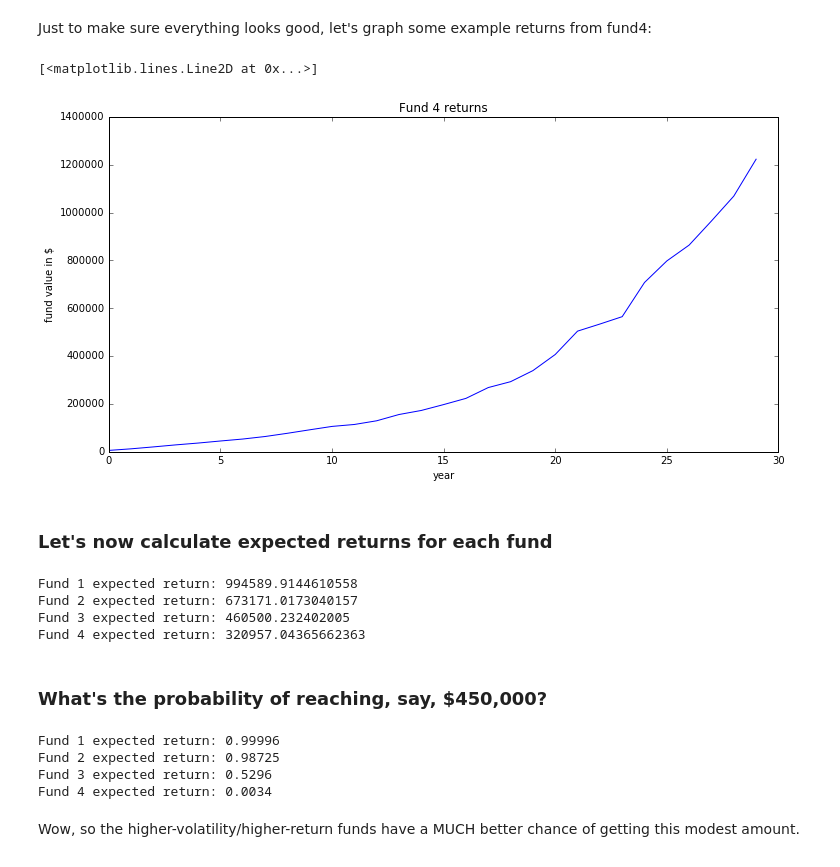
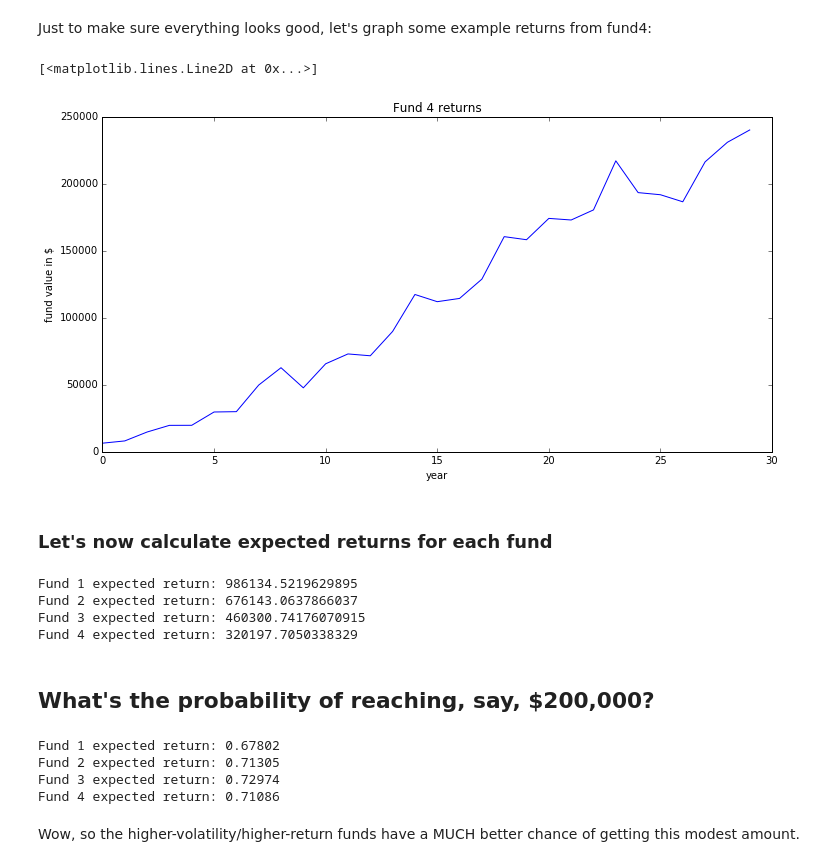
Before and after one commit to calebmadrigal/investment-analysis, a Jupyter notebook: volatility_impact_on_returns2.ipynb, the cells around one changed output. Drawn from its saved outputs; the diff is of its cells as text; code cells hidden in the pictures.

```diff
--- a/volatility_impact_on_returns2.ipynb
+++ b/volatility_impact_on_returns2.ipynb
@@ -87,19 +90,19 @@ def make_mutual_fund(return_mean, return_std, years, yearly_addition):
     fund_value_by_year = calculate_fund_returns(yearly_addition, fund_return_rates)
     return fund_value_by_year
 
-def get_fund1_returns(): return make_mutual_fund(10, 5.214, 30, 5500)
-def get_fund2_returns(): return make_mutual_fund(8, 4.665, 30, 5500)
-def get_fund3_returns(): return make_mutual_fund(6, 4.116, 30, 5500)
-def get_fund4_returns(): return make_mutual_fund(4, 3.566, 30, 5500)
+def get_fund1_returns(): return make_mutual_fund(10, 35.42, 30, 5500)
+def get_fund2_returns(): return make_mutual_fund(8, 28.83, 30, 5500)
+def get_fund3_returns(): return make_mutual_fund(6, 22.24, 30, 5500)
+def get_fund4_returns(): return make_mutual_fund(4, 15.64, 30, 5500)
 # %% [markdown]
 Just to make sure everything looks good, let's graph some example returns from fund4:
 # %%
 years = range(30)
 setup_graph(title='Fund 4 returns', x_label='year', y_label='fund value in $', fig_size=(12,6))
-plt.plot(years, get_fund1_returns())
+plt.plot(years, get_fund4_returns())
 # %% [output]
 [<matplotlib.lines.Line2D at 0x...>]
-[figure, old version]
+[figure, new version]
 # %% [markdown]
 ### Let's now calculate expected returns for each fund
 # %%
@@ -114,22 +117,22 @@ print('Fund 2 expected return: {}'.format(sum(fund2_end_returns_per_trial) / num
 print('Fund 3 expected return: {}'.format(sum(fund3_end_returns_per_trial) / num_trials))
 print('Fund 4 expected return: {}'.format(sum(fund4_end_returns_per_trial) / num_trials))
 # %% [output]
-Fund 1 expected return: 994589.9144610558
-Fund 2 expected return: 673171.0173040157
-Fund 3 expected return: 460500.232402005
-Fund 4 expected return: 320957.04365662363
+Fund 1 expected return: 986134.5219629895
+Fund 2 expected return: 676143.0637866037
+Fund 3 expected return: 460300.74176070915
+Fund 4 expected return: 320197.7050338329
 # %% [markdown]
-### What's the probability of reaching, say, $450,000?
+## What's the probability of reaching, say, $200,000?
 # %%
-print('Fund 1 expected return: {}'.format(len([i for i in fund1_end_returns_per_trial if i >= 450000]) / num_trials))
-print('Fund 2 expected return: {}'.format(len([i for i in fund2_end_returns_per_trial if i >= 450000]) / num_trials))
-print('Fund 3 expected return: {}'.format(len([i for i in fund3_end_returns_per_trial if i >= 450000]) / num_trials))
-print('Fund 4 expected return: {}'.format(len([i for i in fund4_end_returns_per_trial if i >= 450000]) / num_trials))
+print('Fund 1 expected return: {}'.format(len([i for i in fund1_end_returns_per_trial if i >= 200000]) / num_trials))
+print('Fund 2 expected return: {}'.format(len([i for i in fund2_end_returns_per_trial if i >= 200000]) / num_trials))
+print('Fund 3 expected return: {}'.format(len([i for i in fund3_end_returns_per_trial if i >= 200000]) / num_trials))
+print('Fund 4 expected return: {}'.format(len([i for i in fund4_end_returns_per_trial if i >= 200000]) / num_trials))
 # %% [output]
-Fund 1 expected return: 0.99996
-Fund 2 expected return: 0.98725
-Fund 3 expected return: 0.5296
-Fund 4 expected return: 0.0034
+Fund 1 expected return: 0.67802
+Fund 2 expected return: 0.71305
+Fund 3 expected return: 0.72974
+Fund 4 expected return: 0.71086
 # %% [markdown]
 Wow, so the higher-volatility/higher-return funds have a MUCH better chance of getting this modest amount.
 # %% [markdown]
```
Also changed, not shown: parts of 7 cells of this notebook, 2 other files.
